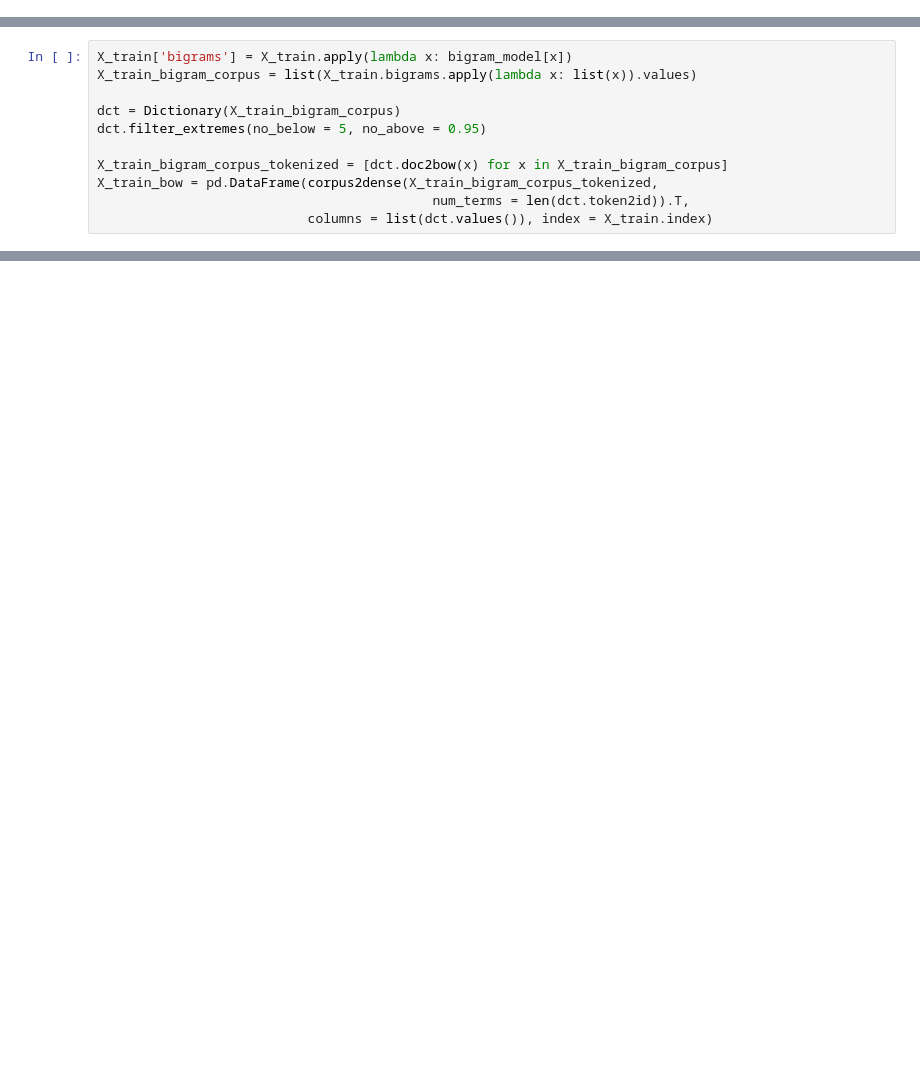
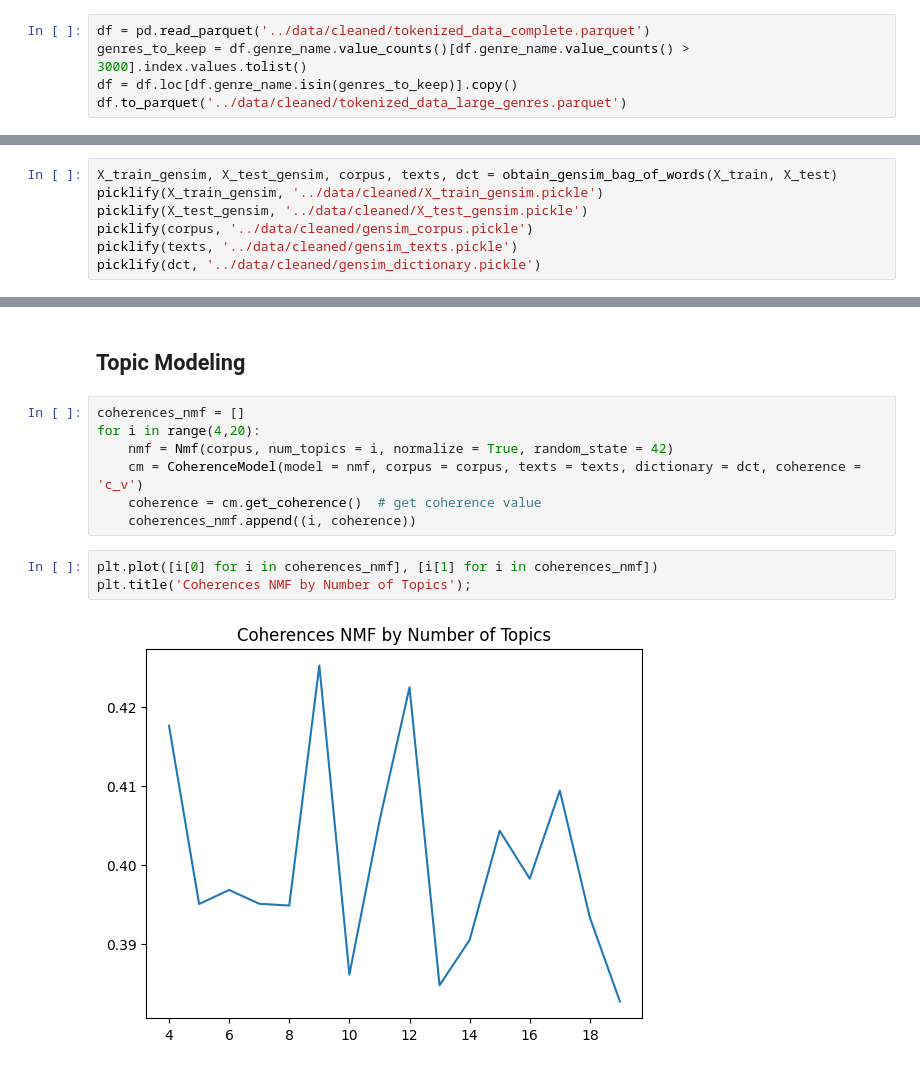
Before and after one commit to JoshuaGottlieb/NLP-Genre-Classification, a Jupyter notebook: notebooks/EDA.ipynb, the cells around one changed output, grey strips where cells are left out. Drawn from its saved outputs; the diff is of its cells as text; blank space fills up the shorter version.

Commit message:
Completed EDA, performed topic modeling using NMF and LDA gensim objects, visualizations using pyLDAvis, and observed grouping of ground-truth labels using TSNE.

```diff
--- a/notebooks/EDA.ipynb
+++ b/notebooks/EDA.ipynb
@@ -29,3 +22,8 @@ df
+# %%
+df = pd.read_parquet('../data/cleaned/tokenized_data_complete.parquet')
+genres_to_keep = df.genre_name.value_counts()[df.genre_name.value_counts() > 3000].index.values.tolist()
+df = df.loc[df.genre_name.isin(genres_to_keep)].copy()
+df.to_parquet('../data/cleaned/tokenized_data_large_genres.parquet')
 # %%
 X_train, X_test, y_train, y_test = train_test_split(df.lyrics.to_frame(), df.genre_name,
                                                     test_size = 0.2, random_state = 42, stratify = df.genre_name)
@@ -36,11 +31,0 @@ bigram_model = Phrases(X_train_corpus)
-# %%
-X_train['bigrams'] = X_train.apply(lambda x: bigram_model[x])
-X_train_bigram_corpus = list(X_train.bigrams.apply(lambda x: list(x)).values)
-
-dct = Dictionary(X_train_bigram_corpus)
-dct.filter_extremes(no_below = 5, no_above = 0.95)
-
-X_train_bigram_corpus_tokenized = [dct.doc2bow(x) for x in X_train_bigram_corpus]
-X_train_bow = pd.DataFrame(corpus2dense(X_train_bigram_corpus_tokenized,
-                                           num_terms = len(dct.token2id)).T,
-                           columns = list(dct.values()), index = X_train.index)
@@ -98,0 +34,7 @@ X_train_bow_lower_threshold
+# %%
+X_train_gensim, X_test_gensim, corpus, texts, dct = obtain_gensim_bag_of_words(X_train, X_test)
+picklify(X_train_gensim, '../data/cleaned/X_train_gensim.pickle')
+picklify(X_test_gensim, '../data/cleaned/X_test_gensim.pickle')
+picklify(corpus, '../data/cleaned/gensim_corpus.pickle')
+picklify(texts, '../data/cleaned/gensim_texts.pickle')
+picklify(dct, '../data/cleaned/gensim_dictionary.pickle')
@@ -98,0 +55,14 @@ X_train_bow_lower_threshold
+# %% [markdown]
+## Topic Modeling
+# %%
+coherences_nmf = []
+for i in range(4,20):
+    nmf = Nmf(corpus, num_topics = i, normalize = True, random_state = 42)
+    cm = CoherenceModel(model = nmf, corpus = corpus, texts = texts, dictionary = dct, coherence = 'c_v')
+    coherence = cm.get_coherence()  # get coherence value
+    coherences_nmf.append((i, coherence))
+# %%
+plt.plot([i[0] for i in coherences_nmf], [i[1] for i in coherences_nmf])
+plt.title('Coherences NMF by Number of Topics');
+# %% [output]
+[figure, added]
```
Also changed, not shown: parts of 21 cells of this notebook, 23 other files.
